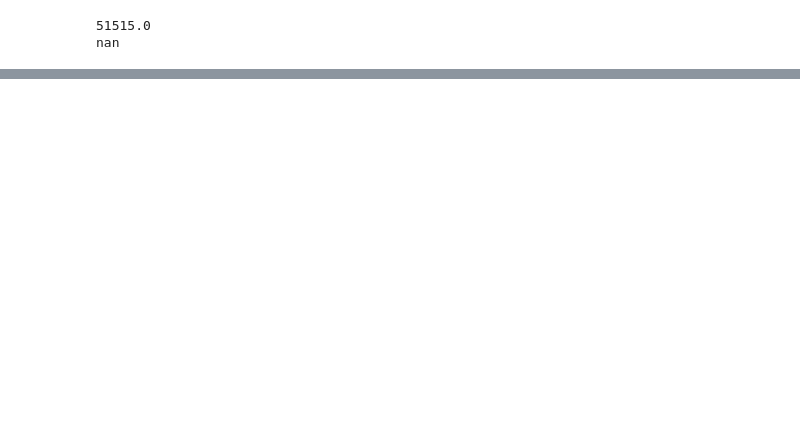
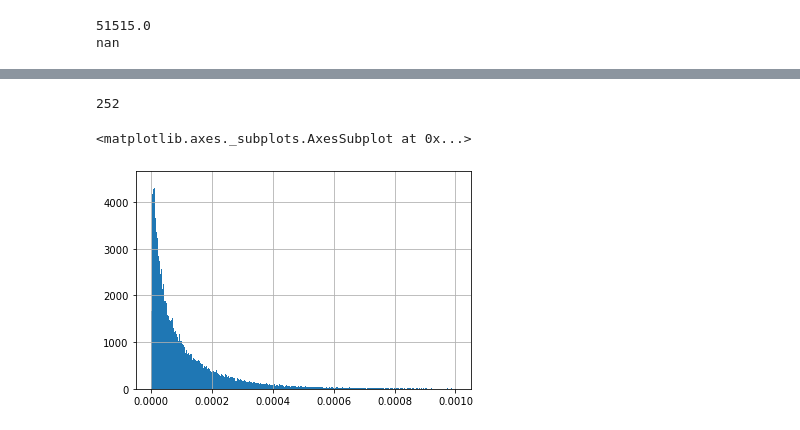
Before and after one commit to UBERCRUZER/covid19, a Jupyter notebook: mapGenerator.ipynb, the cells around one changed output, grey strips where cells are left out. Cells and saved outputs as stored; diff of their text form; code cells hidden in the pictures; blank space fills up the shorter version.

```diff
--- a/mapGenerator.ipynb
+++ b/mapGenerator.ipynb
@@ -210,0 +255,21 @@ with open('mapByParty.svg', 'w') as file:
+# %%
+len(confDF.iloc[:,11:].columns)
+# %% [output]
+252
+# %%
+everyXdays = 3
+
+temp = confDF.iloc[:,11:].diff(axis=1).rolling(window=7, axis=1).mean()
+
+temp = temp.iloc[:,list(range(0,len(temp.columns.tolist()),everyXdays))].dropna(axis='columns')
+
+temp = temp.div(confDF['POP'], axis=0)
+
+data = temp
+
+data[data < 0] = 0
+# %%
+data[(data != 0) & (data < .001)].stack().hist(bins=500)
+# %% [output]
+<matplotlib.axes._subplots.AxesSubplot at 0x...>
+[figure, added]
```
Also changed, not shown: parts of 18 cells of this notebook, 4 other files.
